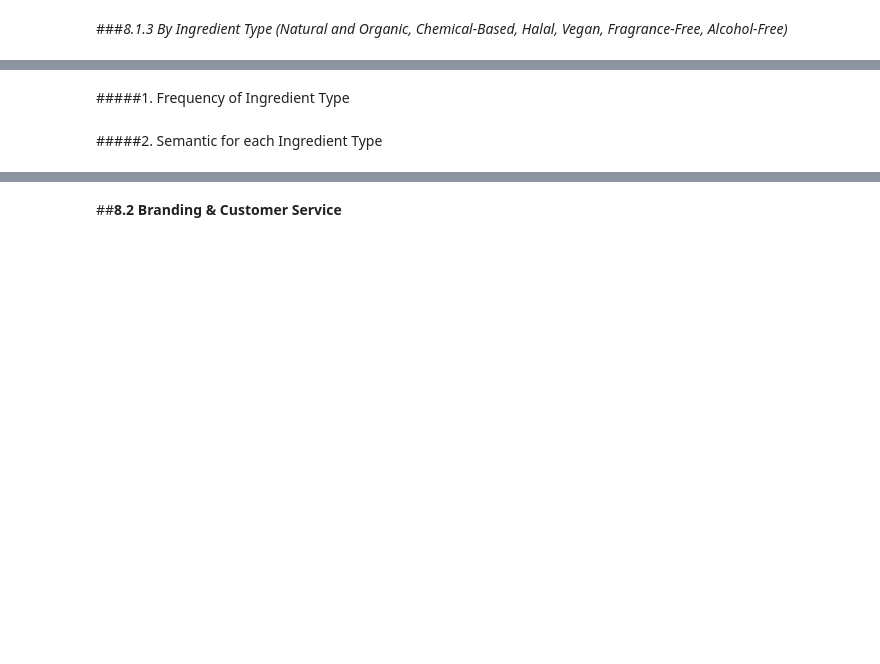
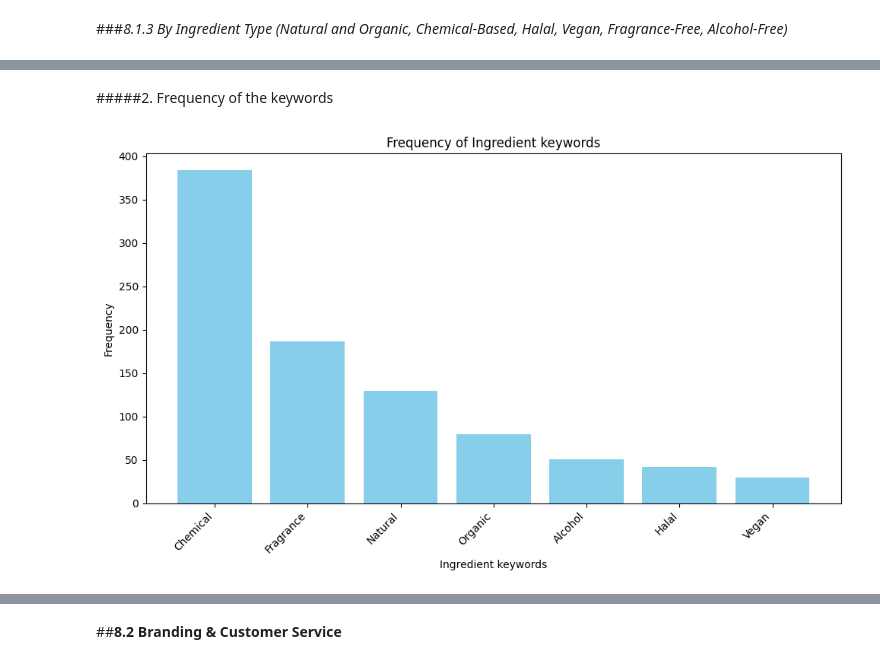
Before and after one commit to hoangquang0601/FYP_Python, a Jupyter notebook: FYP_Labelling_after_Preprocessing_approach.ipynb, the cells around one changed output, grey strips where cells are left out. Saved outputs shown, nothing was run; the diff lists cells and outputs as text; code cells hidden in the pictures; blank space fills up the shorter version.

```diff
--- a/FYP_Labelling_after_Preprocessing_approach.ipynb
+++ b/FYP_Labelling_after_Preprocessing_approach.ipynb
@@ -1759,4 +1791,52 @@ Mists: [('product', 0.03), ('skin', 0.03), ('available', 0.03), ('hey', 0.03), (
 # %% [markdown]
-#####1. Frequency of Ingredient Type
+#####2. Frequency of the keywords
-# %% [markdown]
-#####2. Semantic for each Ingredient Type
+# %%
+import pandas as pd
+import matplotlib.pyplot as plt
+from tqdm import tqdm
+
+# Define product categories and subcategories
+ingredient_keywords = {
+    'Natural': ['natural'],
+'Organic': ['organic'],
+'Halal': ['halal'],
+'Vegan': ['vegan'],
+'Chemical': ['chemical'],
+'Alcohol': ['alcohol'],
+'Fragrance': ['fragrance']
+}
+
+# Initialize an empty list to store the frequency counts
+frequency_counts = []
+
+# Iterate through each product category
+for category, subcategories in tqdm(ingredient_keywords.items(), desc="Ingredient keywords"):
+    # Count occurrences of each category and subcategory in the 'lemmatized_tokens' column
+    for subcategory in subcategories:
+        pattern = fr'\b{subcategory}\b'  # Using word boundary regex to match exact words
+        count = df['lemmatized_tokens'].str.count(pattern).sum()
+        frequency_counts.append([category, subcategory, count])
+
+# Create a new DataFrame with the frequency counts
+df_keyword = pd.DataFrame(frequency_counts, columns=['Keywords', 'Sub-keywords', 'Frequency'])
+
+# Group by Category and sum the frequencies
+df_summary = df_keyword.groupby('Keywords')['Frequency'].sum().reset_index()
+
+# Sort the DataFrame in descending order of Frequency
+df_summary = df_summary.sort_values(by='Frequency', ascending=False)
+
+# Plotting the bar chart
+plt.figure(figsize=(10, 6))
+plt.bar(df_summary['Keywords'], df_summary['Frequency'], color='skyblue')
+plt.xlabel('Ingredient keywords')
+plt.ylabel('Frequency')
+plt.title('Frequency of Ingredient keywords')
+plt.xticks(rotation=45, ha='right')
+plt.tight_layout()
+plt.show()
+
+# Save the df_keyword DataFrame
+df_keyword.to_csv('df_ingredient_keywords_by_frequency.csv', index=False)
+# %% [output]
+[figure, added]
```
Also changed, not shown: parts of 7 cells of this notebook, 3 other files.
